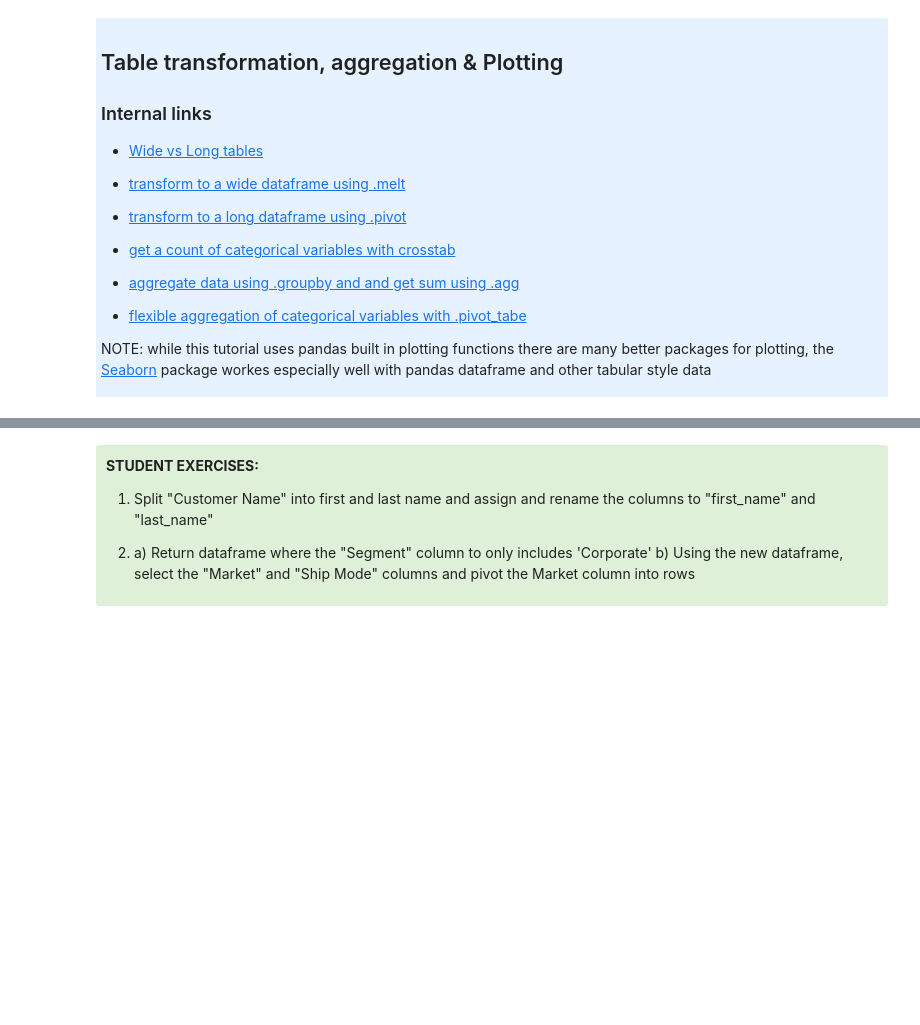
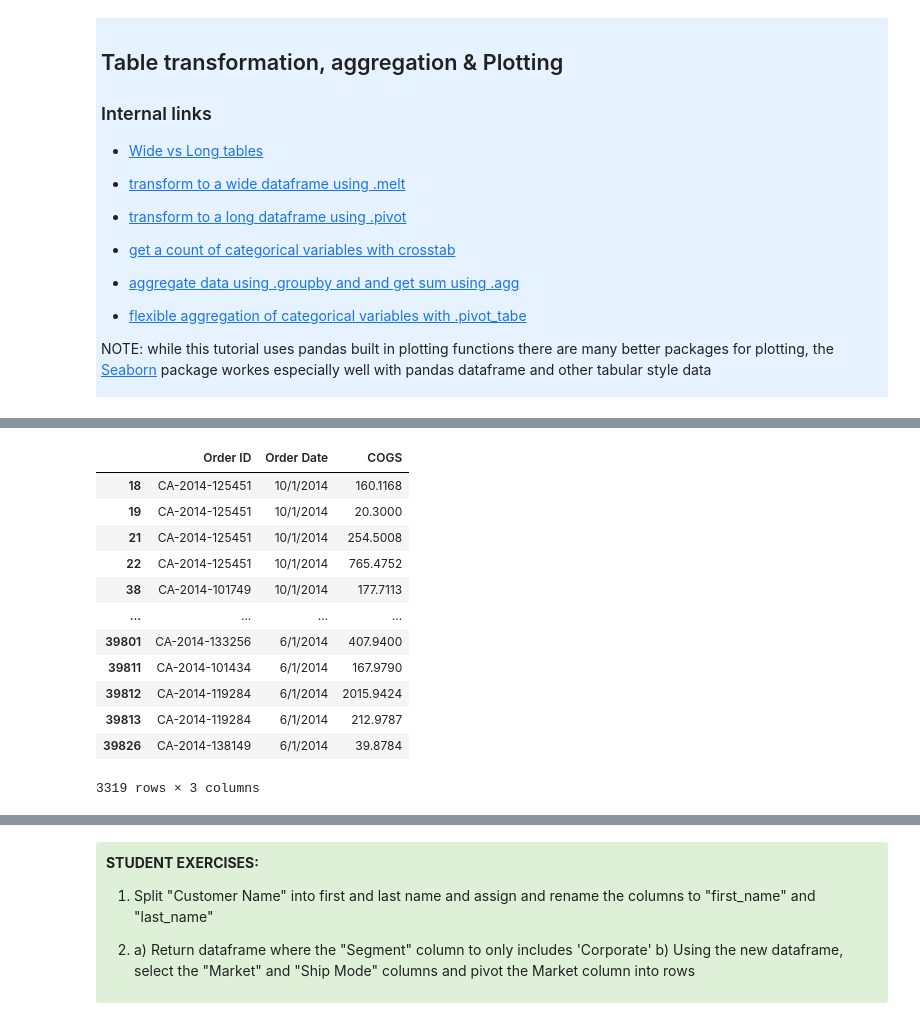
Before and after one commit to AllenInstitute/swdb_2022_python_bootcamp, a Jupyter notebook: PythonBootcamp/06_Introduction_to_Pandas.ipynb, the cells around one changed output, grey strips where cells are left out. Saved outputs shown, nothing was run; the diff lists cells and outputs as text; code cells hidden in the pictures; blank space fills up the shorter version.

```diff
--- a/PythonBootcamp/06_Introduction_to_Pandas.ipynb
+++ b/PythonBootcamp/06_Introduction_to_Pandas.ipynb
@@ -1298,2 +1328,18 @@ Parameters:
+# %%
+usa_sales_long[["Order ID", "Order Date", "COGS"]]
+# %% [output]
+|  | Order ID | Order Date | COGS |
+| 18 | CA-2014-125451 | 10/1/2014 | 160.1168 |
+| 19 | CA-2014-125451 | 10/1/2014 | 20.3000 |
+| 21 | CA-2014-125451 | 10/1/2014 | 254.5008 |
+| 22 | CA-2014-125451 | 10/1/2014 | 765.4752 |
+| 38 | CA-2014-101749 | 10/1/2014 | 177.7113 |
+| ... | ... | ... | ... |
+| 39801 | CA-2014-133256 | 6/1/2014 | 407.9400 |
+| 39811 | CA-2014-101434 | 6/1/2014 | 167.9790 |
+| 39812 | CA-2014-119284 | 6/1/2014 | 2015.9424 |
+| 39813 | CA-2014-119284 | 6/1/2014 | 212.9787 |
+| 39826 | CA-2014-138149 | 6/1/2014 | 39.8784 |
+3319 rows × 3 columns
 # %%
 # get just the 'state' and 'Category' columns and turn the 'Category' column into rows
```
Also changed, not shown: parts of 34 cells of this notebook.
